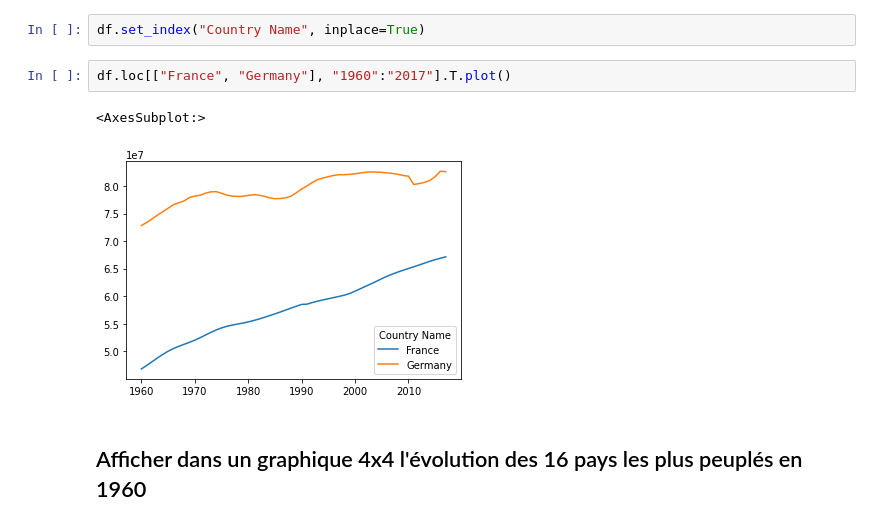
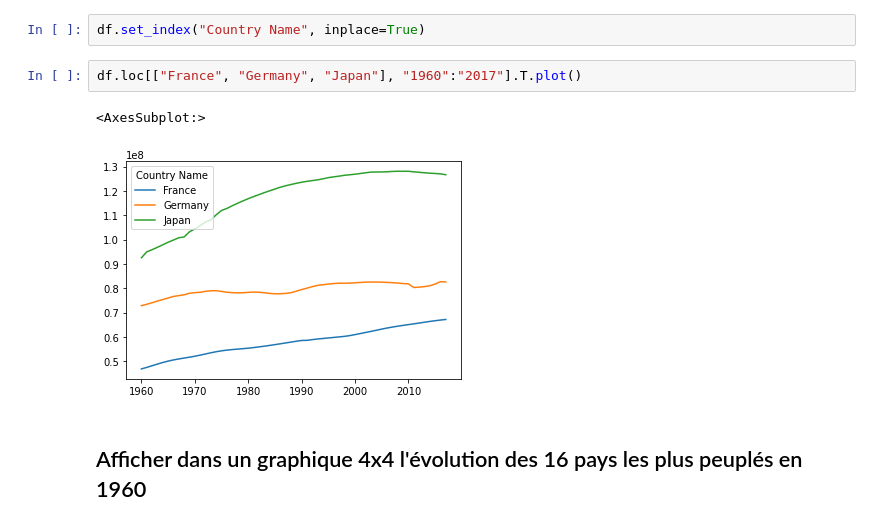
Before and after one commit to Bl3f/amse2021, a Jupyter notebook: Groupe-B/Day 2 - Pandas - 2021-03-13.ipynb, the cells around one changed output. Cells and saved outputs as stored; diff of their text form.

```diff
--- a/Groupe-B/Day 2 - Pandas - 2021-03-13.ipynb
+++ b/Groupe-B/Day 2 - Pandas - 2021-03-13.ipynb
@@ -852,10 +853,10 @@ df.loc[df["Country Name"] == "France", "1960":"2017"].T.plot()
 # %%
 df.set_index("Country Name", inplace=True)
 # %%
-df.loc[["France", "Germany"], "1960":"2017"].T.plot()
+df.loc[["France", "Germany", "Japan"], "1960":"2017"].T.plot()
 # %% [output]
 <AxesSubplot:>
-[figure, old version]
+[figure, new version]
 # %% [markdown]
 ## Afficher dans un graphique 4x4 l'évolution des 16 pays les plus peuplés en 1960
 # %%
```
Also changed, not shown: parts of 11 cells of this notebook.
